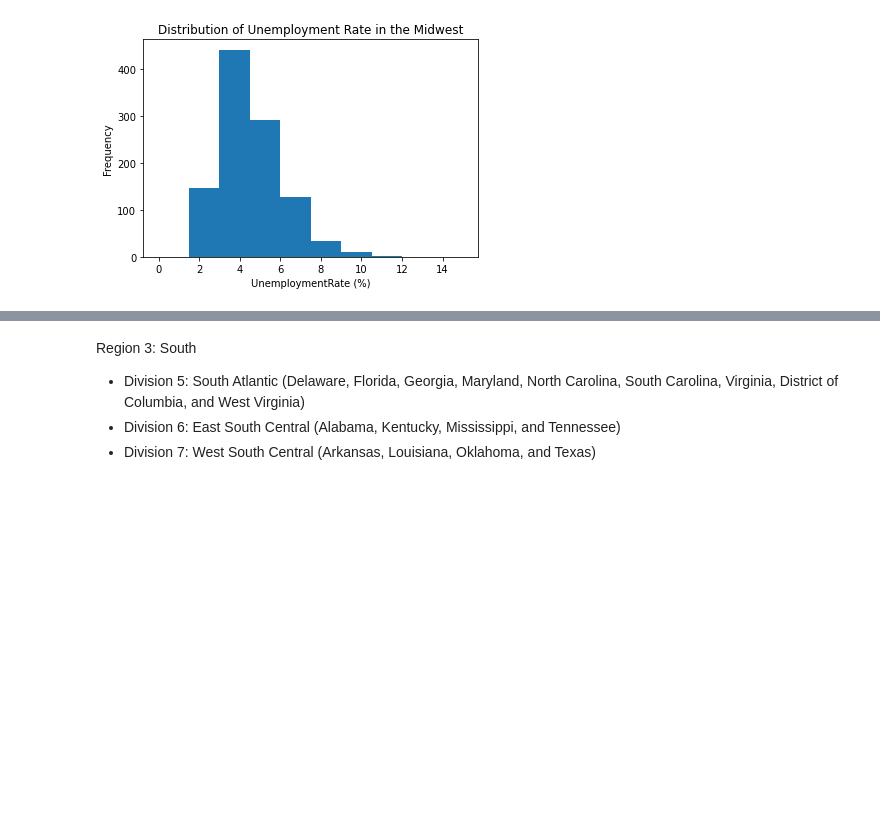
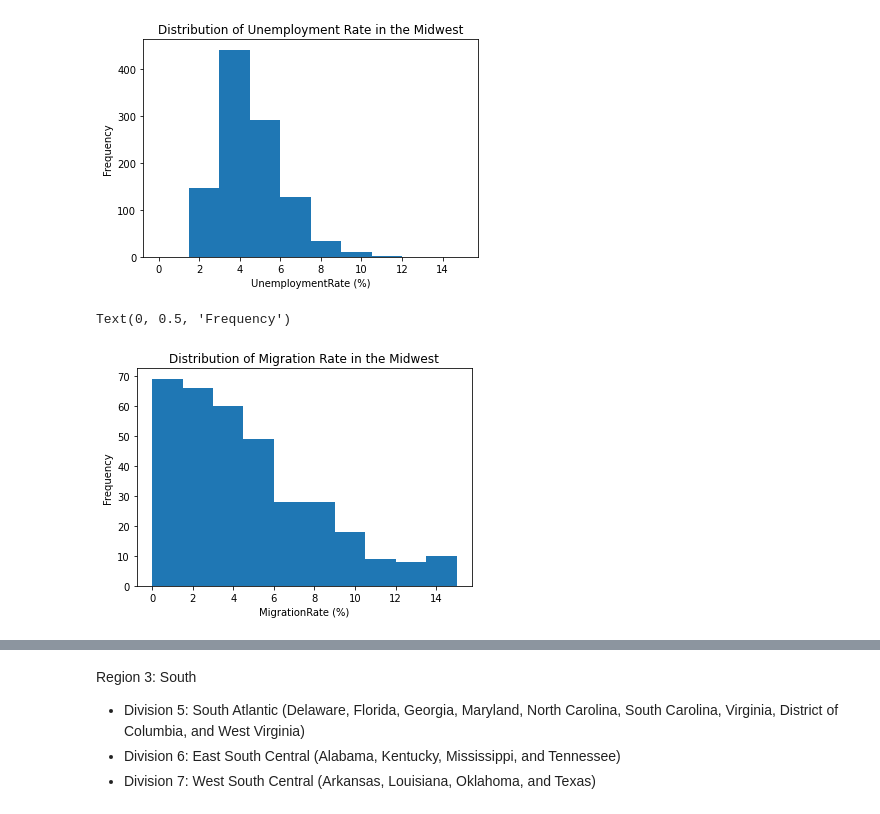
Before and after one commit to JiaJiunn/ORIE_4741_Project, a Jupyter notebook: analysis/histograms_zoe.ipynb, the cells around one changed output, grey strips where cells are left out. Saved outputs shown, nothing was run; the diff lists cells and outputs as text; code cells hidden in the pictures; blank space fills up the shorter version.

```diff
--- a/analysis/histograms_zoe.ipynb
+++ b/analysis/histograms_zoe.ipynb
@@ -103,3 +120,11 @@ plt.ylabel('Frequency')
 # %% [output]
 Text(0, 0.5, 'Frequency')
 [figure]
+# %%
+plt.title('Distribution of Migration Rate in the Midwest')
+plt.hist(midwest["MigraRate"], range=[0,15])
+plt.xlabel("MigrationRate (%)")
+plt.ylabel('Frequency')
+# %% [output]
+Text(0, 0.5, 'Frequency')
+[figure, added]
```
Also changed, not shown: parts of 19 cells of this notebook.
